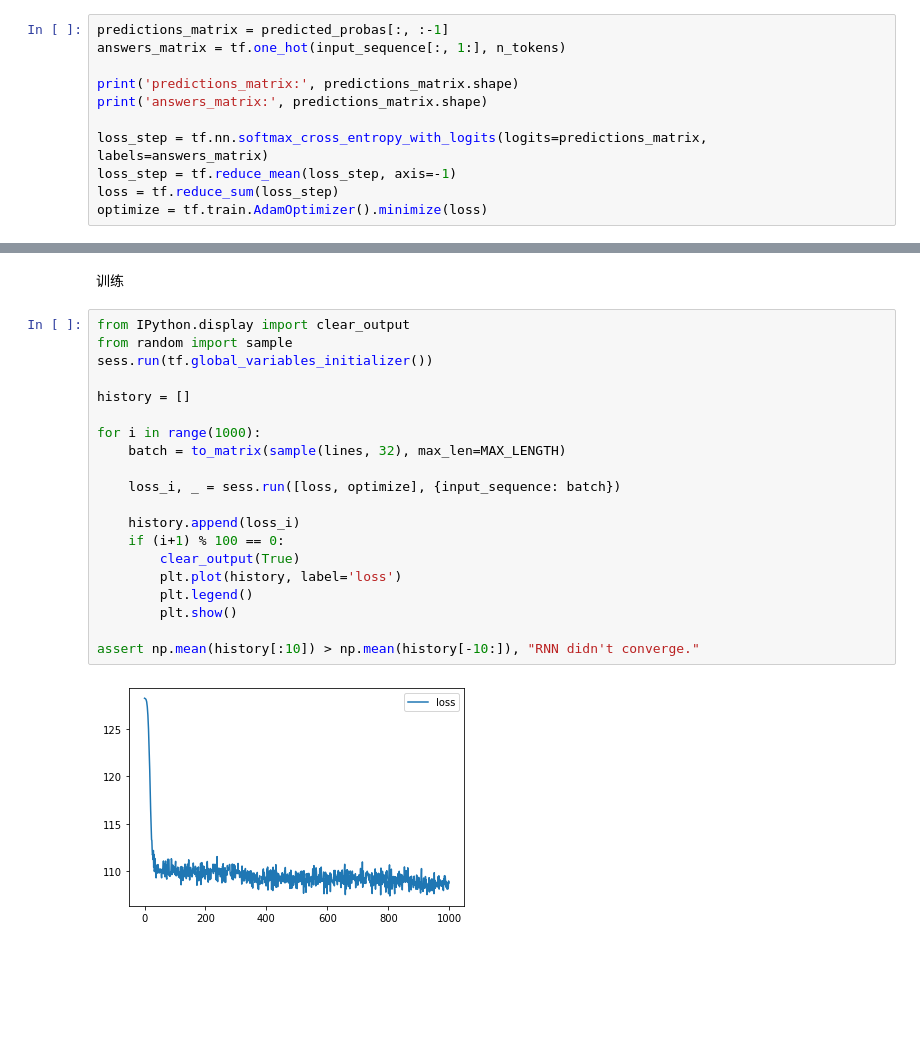
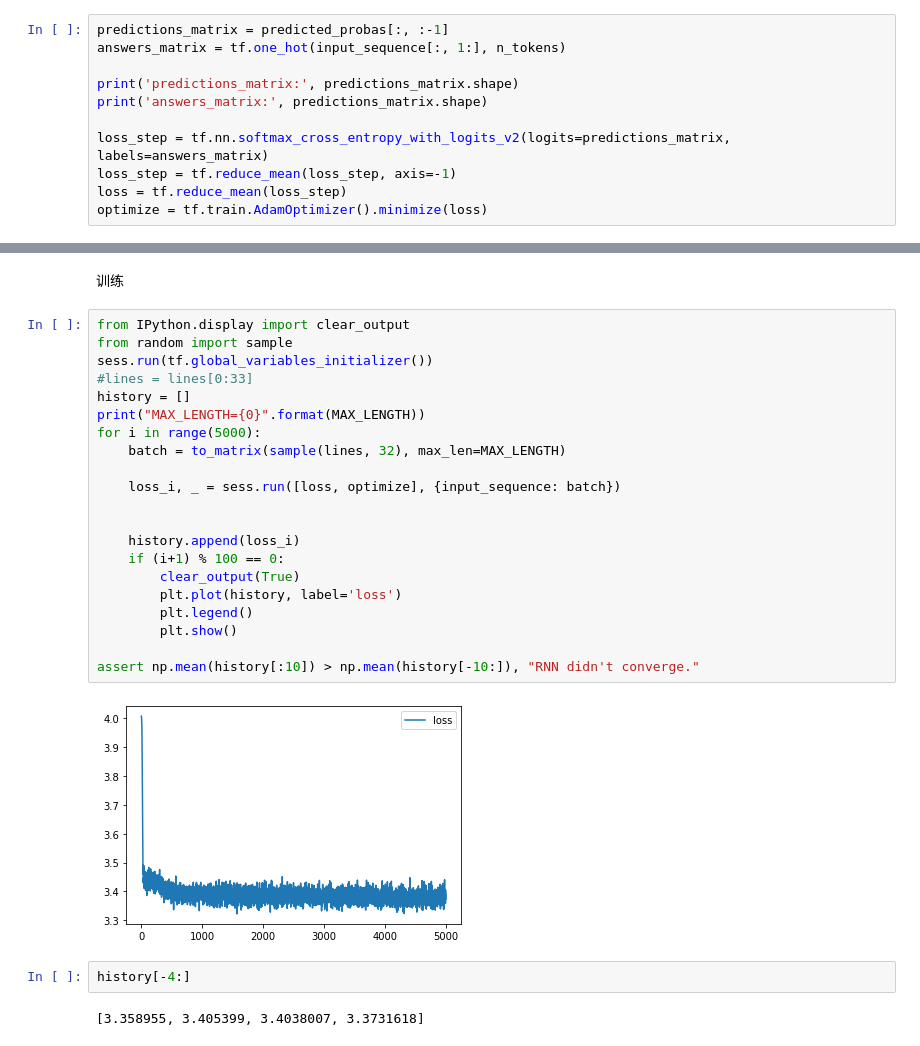
Before and after one commit to 450586509/reinforcement-learning-practice, a Jupyter notebook: 08_rl_nlp.ipynb, the cells around one changed output, grey strips where cells are left out. Drawn from its saved outputs; the diff is of its cells as text; blank space fills up the shorter version.

```diff
--- a/08_rl_nlp.ipynb
+++ b/08_rl_nlp.ipynb
@@ -168,9 +175,9 @@ answers_matrix = tf.one_hot(input_sequence[:, 1:], n_tokens)
 print('predictions_matrix:', predictions_matrix.shape)
 print('answers_matrix:', predictions_matrix.shape)
 
-loss_step = tf.nn.softmax_cross_entropy_with_logits(logits=predictions_matrix, labels=answers_matrix)
+loss_step = tf.nn.softmax_cross_entropy_with_logits_v2(logits=predictions_matrix, labels=answers_matrix)
 loss_step = tf.reduce_mean(loss_step, axis=-1)
-loss = tf.reduce_sum(loss_step)
+loss = tf.reduce_mean(loss_step)
 optimize = tf.train.AdamOptimizer().minimize(loss)
 # %% [output]
 predictions_matrix: (?, 15, 55)
@@ -180,22 +187,27 @@ answers_matrix: (?, 15, 55)
 # %%
 from IPython.display import clear_output
 from random import sample
 sess.run(tf.global_variables_initializer())
-
+#lines = lines[0:33]
 history = []
-
-for i in range(1000):
+print("MAX_LENGTH={0}".format(MAX_LENGTH))
+for i in range(5000):
     batch = to_matrix(sample(lines, 32), max_len=MAX_LENGTH)
 
     loss_i, _ = sess.run([loss, optimize], {input_sequence: batch})
+
 
     history.append(loss_i)
     if (i+1) % 100 == 0:
         clear_output(True)
         plt.plot(history, label='loss')
         plt.legend()
         plt.show()
 
 assert np.mean(history[:10]) > np.mean(history[-10:]), "RNN didn't converge."
 # %% [output]
-[figure, old version]
+[figure, new version]
+# %%
+history[-4:]
+# %% [output]
+[3.358955, 3.405399, 3.4038007, 3.3731618]
```
Also changed, not shown: parts of 5 cells of this notebook.
